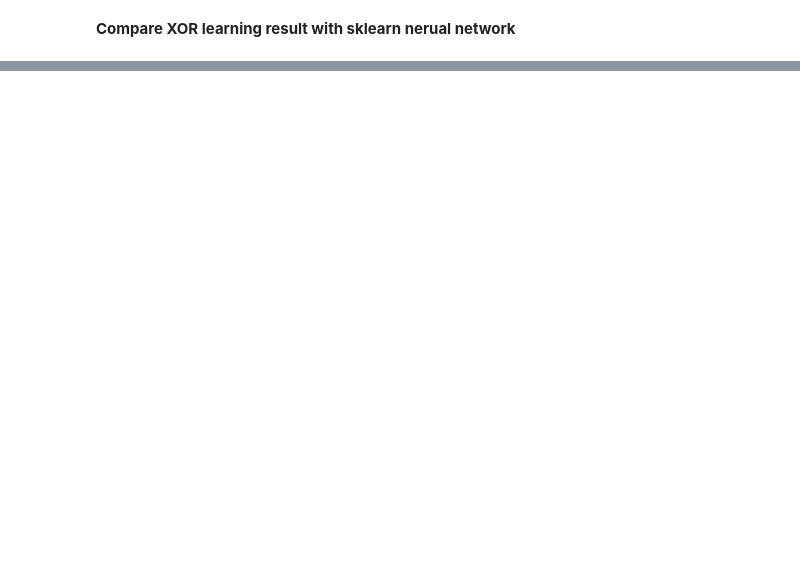
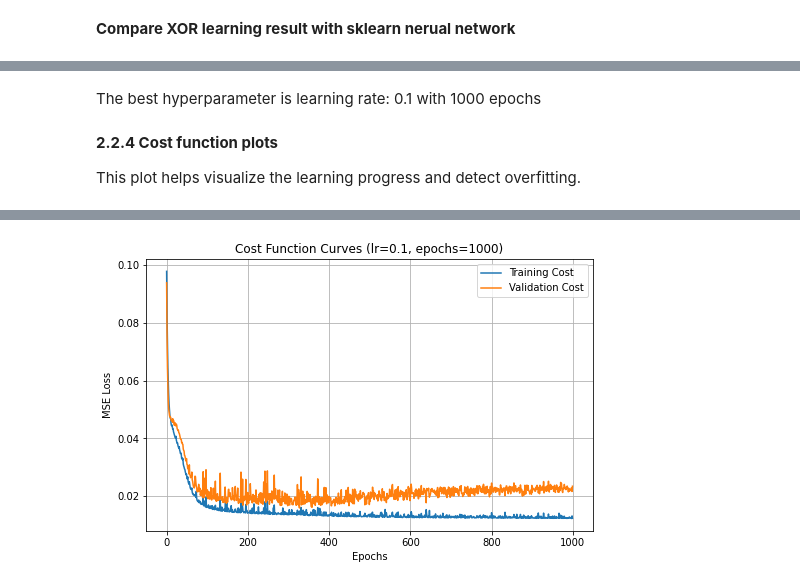
Before and after one commit to edwall201/Machine-Learning-26-Spring, a Jupyter notebook: assign4/assign4.ipynb, the cells around one changed output, grey strips where cells are left out. Saved outputs shown, nothing was run; the diff lists cells and outputs as text; code cells hidden in the pictures; blank space fills up the shorter version.

```diff
--- a/assign4/assign4.ipynb
+++ b/assign4/assign4.ipynb
@@ -781,0 +786,13 @@ Sklearn NN model prediction:
+# %%
+from sklearn.datasets import make_moons
+from sklearn.model_selection import train_test_split
+
+# Generate data
+X_all, y_all = make_moons(n_samples=600, noise=0.20, random_state=42)
+y_all = y_all.reshape(-1, 1)
+
+# Split: train+val
+X_train_val_raw, X_test, y_train_val_raw, y_test = train_test_split( X_all, y_all, test_size=100, random_state=42)
+
+# Split validation set from train+val
+X_train, X_val, y_train, y_val = train_test_split(X_train_val_raw, y_train_val_raw, test_size=0.2, random_state=42)
@@ -781,0 +858,23 @@ Sklearn NN model prediction:
+# %% [markdown]
+The best hyperparameter is learning rate: 0.1 with 1000 epochs
+# %% [markdown]
+**2.2.4 Cost function plots**
+
+This plot helps visualize the learning progress and detect overfitting.
+# %%
+import matplotlib.pyplot as plt
+
+# Retrain using the best hyperparameters found: lr=0.1, epochs=1000
+nn_best = myNeuralNetwork(n_in=2, n_layer1=5, n_layer2=5, n_out=1, learning_rate=0.1)
+train_h, val_h = nn_best.fit(X_train, y_train, X_val, y_val, max_epochs=1000)
+
+plt.figure(figsize=(8, 5))
+plt.plot(train_h, label='Training Cost')
+plt.plot(val_h, label='Validation Cost')
+plt.title('Cost Function Curves (lr=0.1, epochs=1000)')
+plt.xlabel('Epochs')
+plt.ylabel('MSE Loss')
+plt.legend()
+plt.grid(True)
+plt.show()
+# %% [output]
@@ -781,0 +883 @@ Sklearn NN model prediction:
+[figure, added]
```
Also changed, not shown: parts of 17 cells of this notebook.
